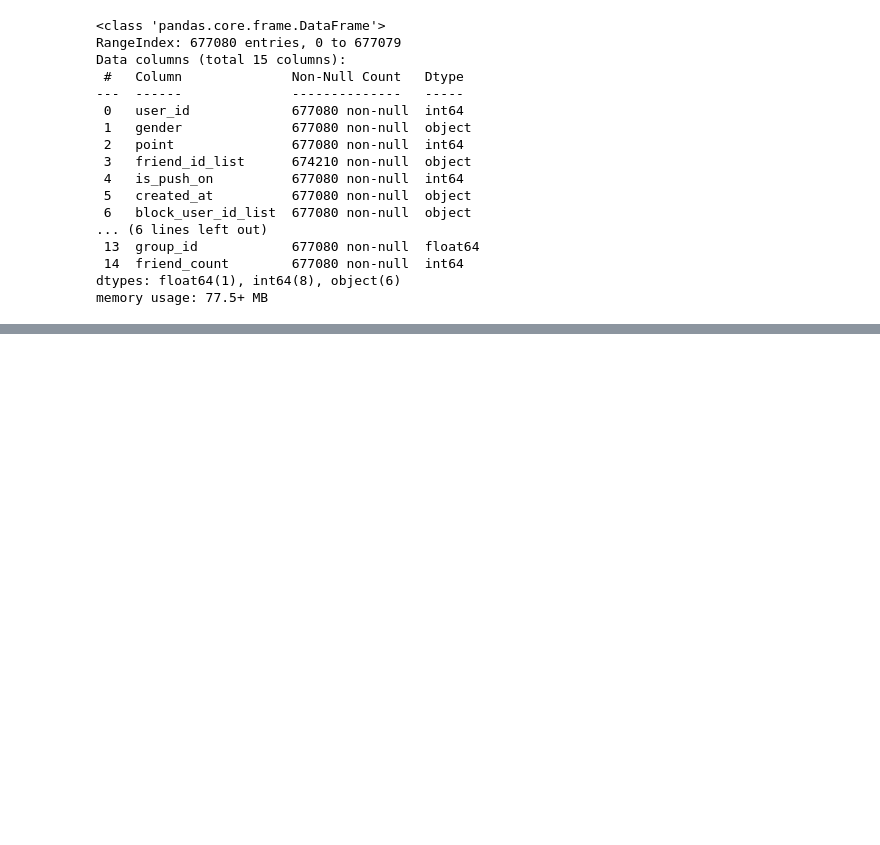
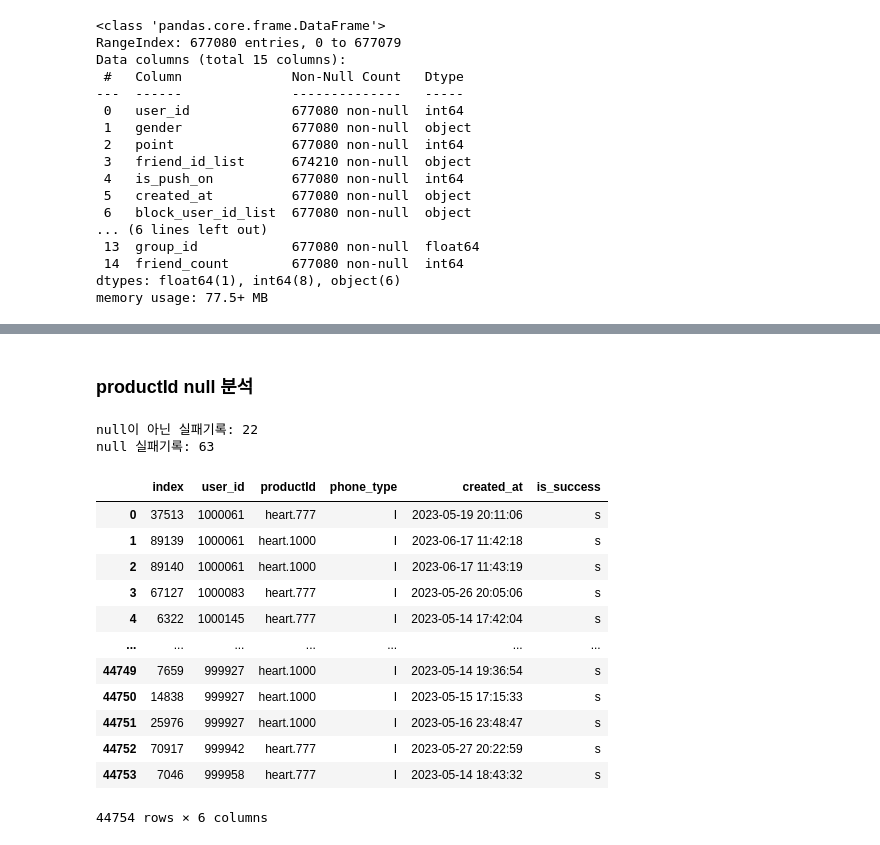
Before and after one commit to EtheriumArchive/Codeit_project, a Jupyter notebook: eda_eunsu_v4.ipynb, the cells around one changed output, grey strips where cells are left out. Saved outputs shown, nothing was run; the diff lists cells and outputs as text; code cells hidden in the pictures; blank space fills up the shorter version.

```diff
--- a/eda_eunsu_v4.ipynb
+++ b/eda_eunsu_v4.ipynb
@@ -234,0 +126,6 @@ final.to_csv('./processed_hackle_properties.csv', index=False)
+# %%
+# hackle에 찍힌 유저들만 추출
+hackle_users = hackle_merge['user_id'].unique()
+
+# 날짜 범위 확인
+hackle_merge['event_datetime'].min(), hackle_merge['event_datetime'].max()
@@ -234,0 +134,8 @@ final.to_csv('./processed_hackle_properties.csv', index=False)
+# %%
+# hackle 유저로 필터링
+user_hackle = accounts_user[accounts_user['user_id'].isin(hackle_users)]
+payment_hackle = accounts_paymenthistory[accounts_paymenthistory['user_id'].isin(hackle_users)]
+failpayment_hackle = accounts_failpaymenthistory[accounts_failpaymenthistory['user_id'].isin(hackle_users)]
+
+# 실패 기록의 id 제거
+failpayment_hackle.drop(columns='id', inplace=True)
@@ -234,0 +147,12 @@ final.to_csv('./processed_hackle_properties.csv', index=False)
+# %%
+# 근데 어떤 유저들은 해클 기간 훨씬 이전에 가입해서
+# 해클 기간까지 구매를 해서 하트가 쌓였을 수도 있지 않나?
+
+# 기간으로도 필터링하기에는 안 맞지 않나..?
+# 그럼 날짜 max로만 자르자!
+payment_date_cond = payment_hackle['created_at'] <= hackle_merge['event_datetime'].max()
+failpayment_date_cond = failpayment_hackle['created_at'] <= hackle_merge['event_datetime'].max()
+
+# 해클 max 기간 이전 구매 기록들
+payment_hackle = payment_hackle[payment_date_cond]
+failpayment_hackle = failpayment_hackle[failpayment_date_cond]
@@ -234,0 +191,38 @@ final.to_csv('./processed_hackle_properties.csv', index=False)
+# %% [markdown]
+### productId null 분석
+# %%
+notnull_fail = len(failpayment_hackle[failpayment_hackle['productId'].notnull()])
+null_fail = len(failpayment_hackle[failpayment_hackle['productId'].isnull()])
+
+print(f'null이 아닌 실패기록: {notnull_fail}\
+      \nnull 실패기록: {null_fail}')
+# %% [output]
+null이 아닌 실패기록: 22
+null 실패기록: 63
+# %%
+payment = payment_hackle.copy()
+failpayment = failpayment_hackle.copy()
+failpayment
+
+# 합쳤을 때 구분을 위해 표시해줌
+payment['is_success'] = 's'
+failpayment['is_success'] = 'f'
+
+# 모든 기록을 합침
+total_history = pd.concat([payment, failpayment])
+total_history = total_history.sort_values(by=['user_id', 'created_at']).reset_index()
+total_history
+# %% [output]
+|  | index | user_id | productId | phone_type | created_at | is_success |
+| 0 | 37513 | 1000061 | heart.777 | I | 2023-05-19 20:11:06 | s |
+| 1 | 89139 | 1000061 | heart.1000 | I | 2023-06-17 11:42:18 | s |
+| 2 | 89140 | 1000061 | heart.1000 | I | 2023-06-17 11:43:19 | s |
+| 3 | 67127 | 1000083 | heart.777 | I | 2023-05-26 20:05:06 | s |
+| 4 | 6322 | 1000145 | heart.777 | I | 2023-05-14 17:42:04 | s |
+| ... | ... | ... | ... | ... | ... | ... |
+| 44749 | 7659 | 999927 | heart.1000 | I | 2023-05-14 19:36:54 | s |
+| 44750 | 14838 | 999927 | heart.1000 | I | 2023-05-15 17:15:33 | s |
+| 44751 | 25976 | 999927 | heart.1000 | I | 2023-05-16 23:48:47 | s |
+| 44752 | 70917 | 999942 | heart.777 | I | 2023-05-27 20:22:59 | s |
+| 44753 | 7046 | 999958 | heart.777 | I | 2023-05-14 18:43:32 | s |
+44754 rows × 6 columns
```
Also changed, not shown: parts of 58 cells of this notebook.
